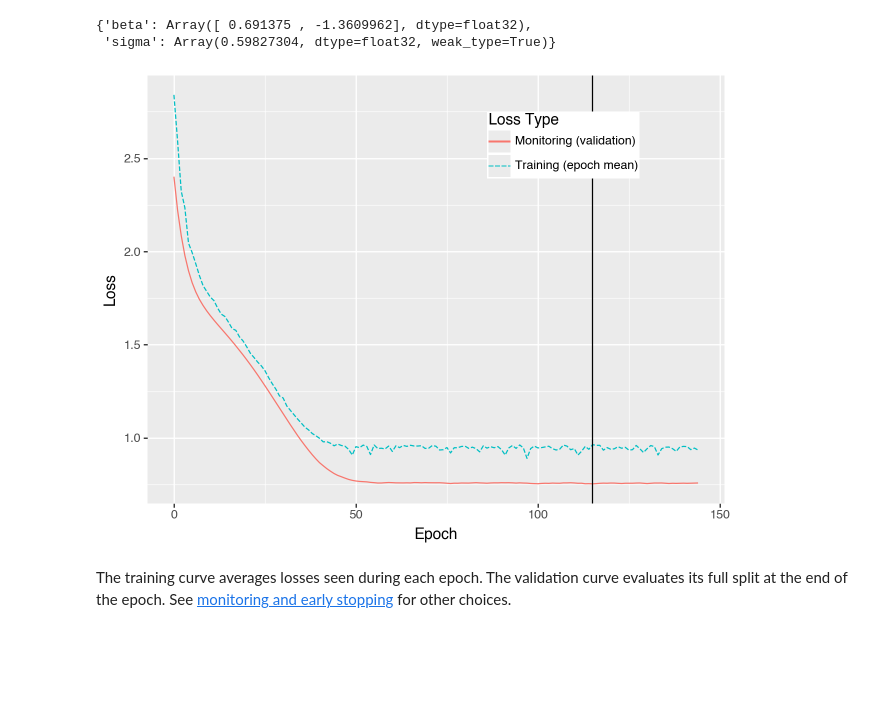
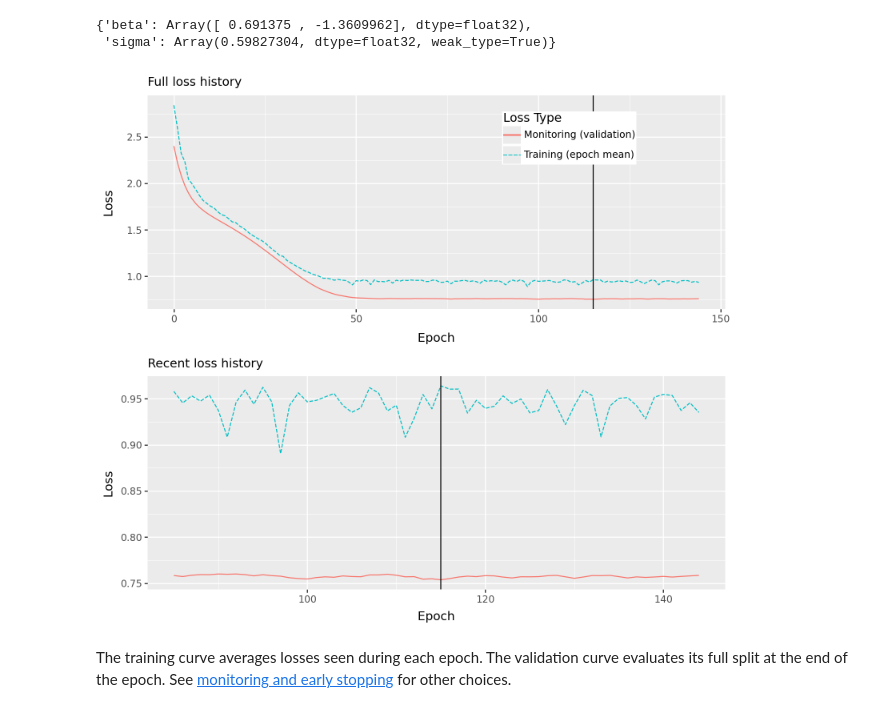
Before and after one commit to liesel-devs/liesel, a Jupyter notebook: docs/source/tutorials/notebooks/09-liesel-optim-basic.ipynb, the cells around one changed output. Saved outputs shown, nothing was run; the diff lists cells and outputs as text; code cells hidden in the pictures; blank space fills up the shorter version.

Commit message:
use plot_loss_overview

```diff
--- a/docs/source/tutorials/notebooks/09-liesel-optim-basic.ipynb
+++ b/docs/source/tutorials/notebooks/09-liesel-optim-basic.ipynb
@@ -101,9 +101,9 @@ liesel.optim.engine - INFO - Initializing optimization at epoch 0
 {'beta': Array([ 0.691375 , -1.3609962], dtype=float32),
  'sigma': Array(0.59827304, dtype=float32, weak_type=True)}
 # %%
-result.plot_loss()
+result.plot_loss_overview()
 # %% [output]
-[figure, old version]
+[figure, new version]
 # %% [markdown]
 The training curve averages losses seen during each epoch. The validation
 curve evaluates its full split at the end of the epoch. See
```
Also changed, not shown: 6 other files.
